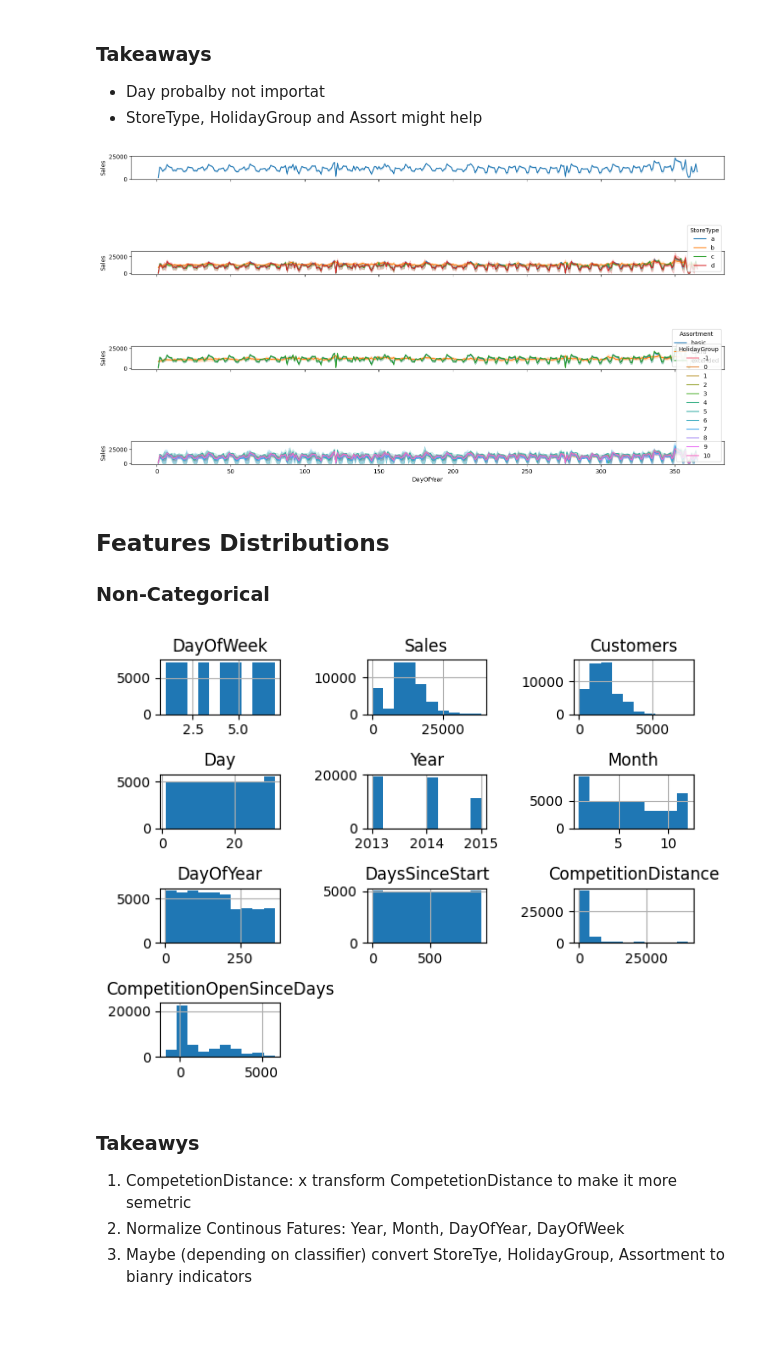
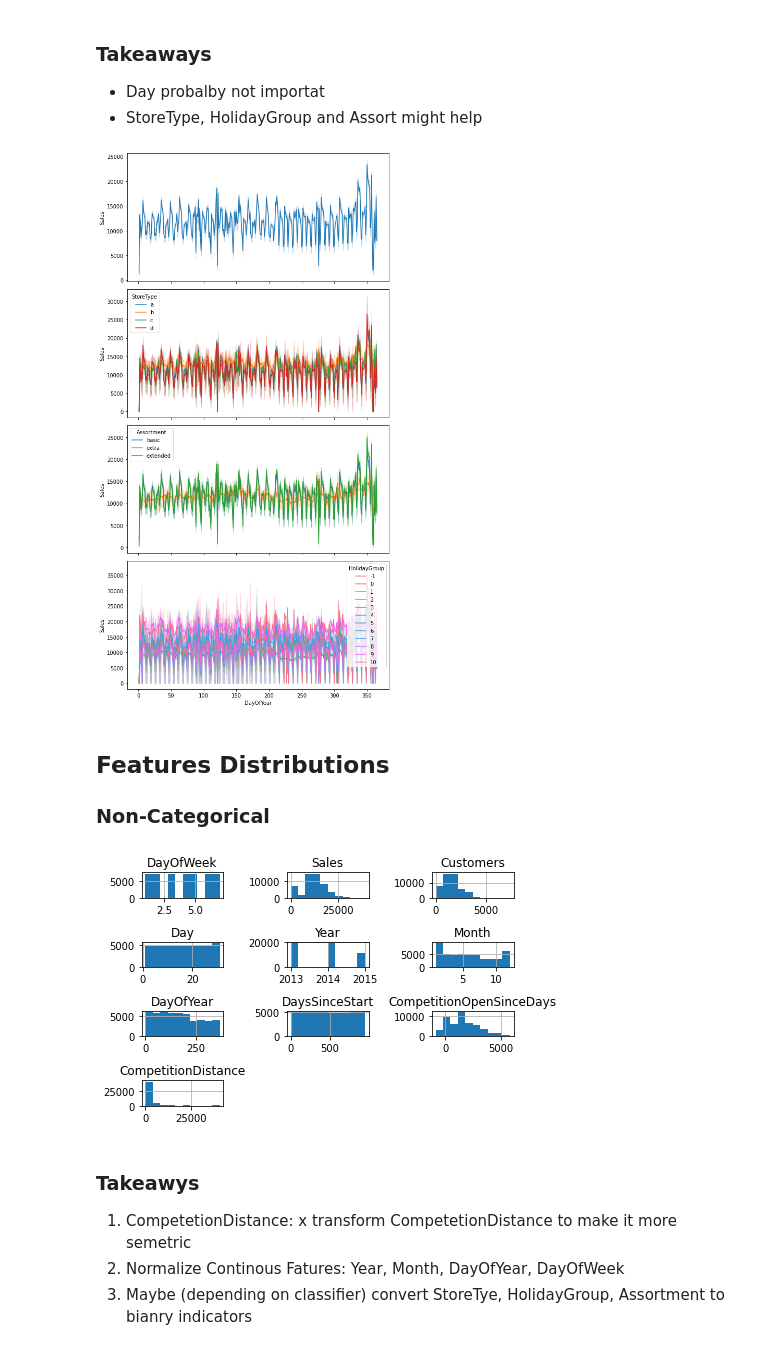
Before and after one commit to deichbrise/assessment-max, a Jupyter notebook: rossmann/model/EDA.ipynb, the cells around one changed output. Saved outputs shown, nothing was run; the diff lists cells and outputs as text; code cells hidden in the pictures; blank space fills up the shorter version.

```diff
--- a/rossmann/model/EDA.ipynb
+++ b/rossmann/model/EDA.ipynb
@@ -209,0 +53,12 @@ data = data.drop(["CompetitionOpenSince"], axis=1)
+# %%
+train = load_instances_csv(data_path / "train.csv")
+subset_train = TopStoreSelector(top_percent=0.1).fit_transform(train)
+
+#test = train = load_instances_csv(data_path / "test.csv")
+
+stores = load_stores_csv(data_path / "store.csv")
+# %%
+prepared_stores = prepare_stores(train, stores)
+prepared_stores.info()
+print(prepared_stores.describe())
+prepared_stores.index.to_frame().agg(summarizers)
@@ -209,0 +111,3 @@ data = data.drop(["CompetitionOpenSince"], axis=1)
+# %%
+feature_extractor = make_feature_extractor(prepared_stores)
+subset_train_extracted_features = feature_extractor.fit_transform(subset_train)
@@ -217,7 +158,7 @@ fig, axes = plt.subplots(
     nrows=len(cats),
     ncols=len(freqs), figsize=(20, 20), sharex="col", sharey="row")
 for (cat, freq), ax in zip(product(cats, freqs), axes.flat):
-    sns.lineplot(x=freq, y="Sales", data=data, hue=cat, ax=ax)
+    sns.lineplot(x=freq, y="Sales", data=subset_train_extracted_features, hue=cat, ax=ax)
 
 
 plt.tight_layout()
@@ -230,24 +171,27 @@ plt.tight_layout()
 # %%
 cats = [None, "StoreType", "Assortment", "HolidayGroup"]
 
 fig, axes = plt.subplots(
-    nrows=len(cats), figsize=(15, 8), sharex="col", sharey="row")
+    nrows=len(cats), figsize=(8, 15), sharex="col", sharey="row")
 for cat, ax in zip(cats, axes.flat):
-    sns.lineplot(x="DayOfYear", y="Sales", data=data, hue=cat, ax=ax)
+    sns.lineplot(x="DayOfYear", y="Sales", data=subset_train_extracted_features, hue=cat, ax=ax)
 
 
 plt.tight_layout()
 # %% [output]
-[figure, old version]
+[figure, new version]
 # %% [markdown]
 ## Features Distributions
 ### Non-Categorical
-# %%
-non_cat = data.columns[(data.dtypes != bool) & (data.dtypes != "category")]
-data[non_cat].hist()
-plt.tight_layout()
-# %% [output]
-[figure, removed]
+# %%
+
+
+non_cat_sel = make_column_selector(dtype_exclude=[bool, "category"])
+non_cat = non_cat_sel(subset_train_extracted_features)
+subset_train_extracted_features[non_cat].hist()
+plt.tight_layout()
+# %% [output]
+[figure, added]
 # %% [markdown]
 ### Takeawys
 1. CompetetionDistance: x transform CompetetionDistance to make it more semetric
```
Also changed, not shown: parts of 32 cells of this notebook, 9 other files.
